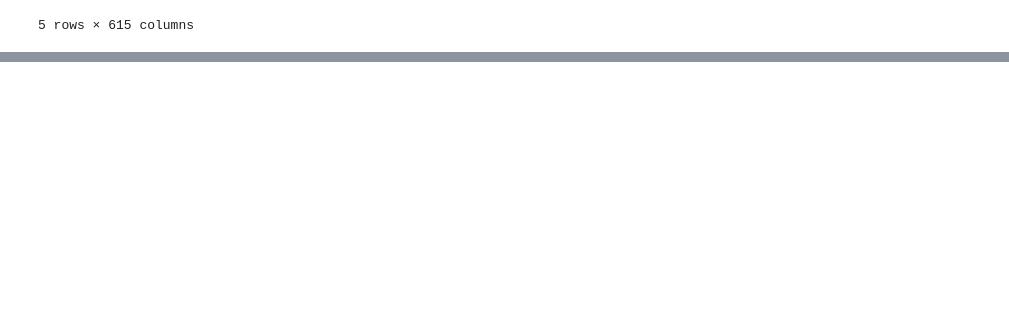
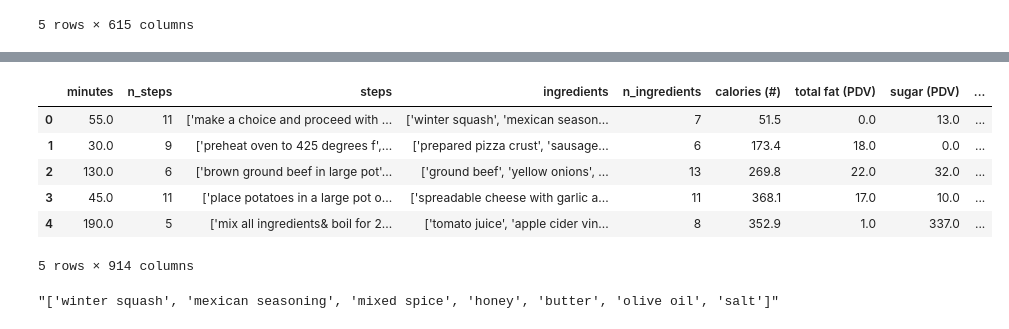
Before and after one commit to Cristian1A/recipe-recommendation-system, a Jupyter notebook: notebooks/data_processing.ipynb, the cells around one changed output, grey strips where cells are left out. Drawn from its saved outputs; the diff is of its cells as text; code cells hidden in the pictures; blank space fills up the shorter version.

```diff
--- a/notebooks/data_processing.ipynb
+++ b/notebooks/data_processing.ipynb
@@ -236,0 +332,29 @@ recipe_df.to_csv("../data/processed/processed_description.csv", index=False)
+# %%
+model = KeyedVectors.load_word2vec_format('../data/embeddings/GoogleNews-vectors-negative300.bin', binary=True)
+# %%
+embeddings = word_lists_to_embedding_list(splitted_tag_list, model)
+# %%
+tag_embeddings_df = pd.DataFrame(embeddings)
+tag_embeddings_df.columns = [f'tag_embedding_{i}' for i in range(tag_embeddings_df.shape[1])]
+
+recipe_df = pd.concat([recipe_df, tag_embeddings_df], axis=1)
+# %%
+recipe_df.drop(columns=['tags'], inplace=True)
+
+del embeddings
+del tag_embeddings_df
+# %%
+recipe_df.head()
+# %% [output]
+|  | minutes | n_steps | steps | ingredients | n_ingredients | calories (#) | total fat (PDV) | sugar (PDV) | ... |
+| 0 | 55.0 | 11 | ['make a choice and proceed with ... | ['winter squash', 'mexican season... | 7 | 51.5 | 0.0 | 13.0 | ... |
+| 1 | 30.0 | 9 | ['preheat oven to 425 degrees f',... | ['prepared pizza crust', 'sausage... | 6 | 173.4 | 18.0 | 0.0 | ... |
+| 2 | 130.0 | 6 | ['brown ground beef in large pot'... | ['ground beef', 'yellow onions', ... | 13 | 269.8 | 22.0 | 32.0 | ... |
+| 3 | 45.0 | 11 | ['place potatoes in a large pot o... | ['spreadable cheese with garlic a... | 11 | 368.1 | 17.0 | 10.0 | ... |
+| 4 | 190.0 | 5 | ['mix all ingredients& boil for 2... | ['tomato juice', 'apple cider vin... | 8 | 352.9 | 1.0 | 337.0 | ... |
+5 rows × 914 columns
+# %%
+processed_ingredient_list = recipe_df['ingredients'].tolist()
+processed_ingredient_list[0]
+# %% [output]
+"['winter squash', 'mexican seasoning', 'mixed spice', 'honey', 'butter', 'olive oil', 'salt']"
```
Also changed, not shown: parts of 28 cells of this notebook.
